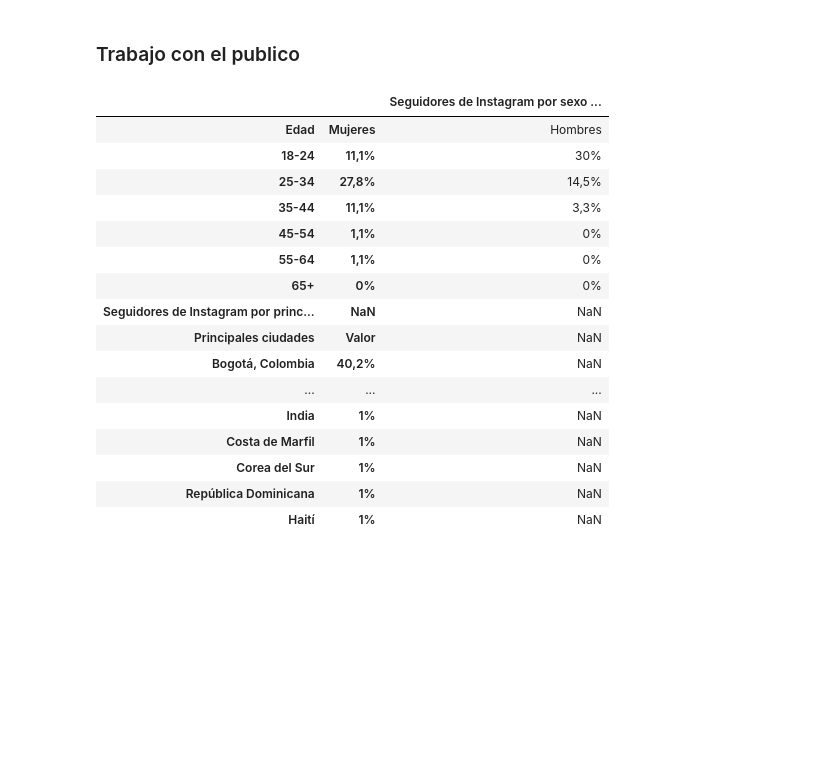
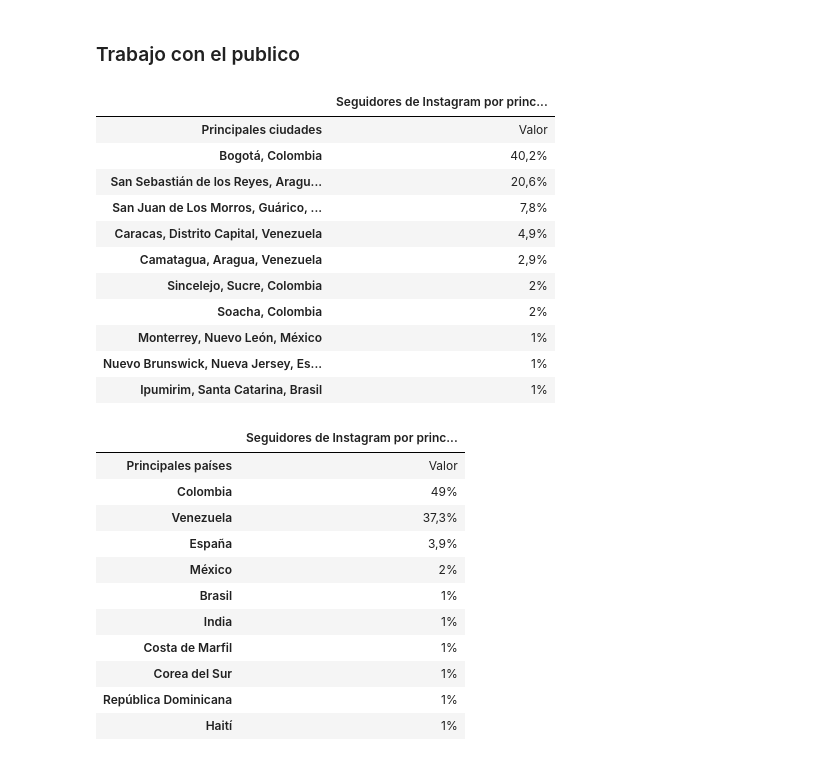
Before and after one commit to CtrlJason/Proyecto-Analisis-DeliZone, a Jupyter notebook: etl/etl_proceso.ipynb, the cells around one changed output. Drawn from its saved outputs; the diff is of its cells as text; code cells hidden in the pictures; blank space fills up the shorter version.

```diff
--- a/etl/etl_proceso.ipynb
+++ b/etl/etl_proceso.ipynb
@@ -263,26 +263,39 @@ df
 | 5 | 18049272811911405 | 09/30/2024 | 07:02 | Mañana | ¿Tu restaurante ya tiene presenci... | #restaurantes #marketingdigital #... | ... |
 # %% [markdown]
 ### Trabajo con el publico
-# %%
-df_origin2 = pd.read_csv('../data/publico.csv', encoding='utf-16', skiprows=4)
-df2 = df_origin2.copy()
-
-df2
-# %% [output]
-|  |  | Seguidores de Instagram por sexo ... |
-| Edad | Mujeres | Hombres |
-| 18-24 | 11,1% | 30% |
-| 25-34 | 27,8% | 14,5% |
-| 35-44 | 11,1% | 3,3% |
-| 45-54 | 1,1% | 0% |
-| 55-64 | 1,1% | 0% |
-| 65+ | 0% | 0% |
-| Seguidores de Instagram por princ... | NaN | NaN |
-| Principales ciudades | Valor | NaN |
-| Bogotá, Colombia | 40,2% | NaN |
-| ... | ... | ... |
-| India | 1% | NaN |
-| Costa de Marfil | 1% | NaN |
-| Corea del Sur | 1% | NaN |
-| República Dominicana | 1% | NaN |
-| Haití | 1% | NaN |
+# %%
+df_seguidores_ciudades_origin = pd.read_csv('../data/seguidores_ciudades.csv')
+df_seguidores_ciudades = df_seguidores_ciudades_origin.copy()
+
+df_seguidores_ciudades_origin
+# %% [output]
+|  | Seguidores de Instagram por princ... |
+| Principales ciudades | Valor |
+| Bogotá, Colombia | 40,2% |
+| San Sebastián de los Reyes, Aragu... | 20,6% |
+| San Juan de Los Morros, Guárico, ... | 7,8% |
+| Caracas, Distrito Capital, Venezuela | 4,9% |
+| Camatagua, Aragua, Venezuela | 2,9% |
+| Sincelejo, Sucre, Colombia | 2% |
+| Soacha, Colombia | 2% |
+| Monterrey, Nuevo León, México | 1% |
+| Nuevo Brunswick, Nueva Jersey, Es... | 1% |
+| Ipumirim, Santa Catarina, Brasil | 1% |
+# %%
+df_seguidores_paises_origin = pd.read_csv('../data/seguidores_paises.csv')
+df_seguidores_paises = df_seguidores_paises_origin.copy()
+
+df_seguidores_paises
+# %% [output]
+|  | Seguidores de Instagram por princ... |
+| Principales países | Valor |
+| Colombia | 49% |
+| Venezuela | 37,3% |
+| España | 3,9% |
+| México | 2% |
+| Brasil | 1% |
+| India | 1% |
+| Costa de Marfil | 1% |
+| Corea del Sur | 1% |
+| República Dominicana | 1% |
+| Haití | 1% |
```
Also changed, not shown: parts of 1 cell of this notebook, 5 other files.
